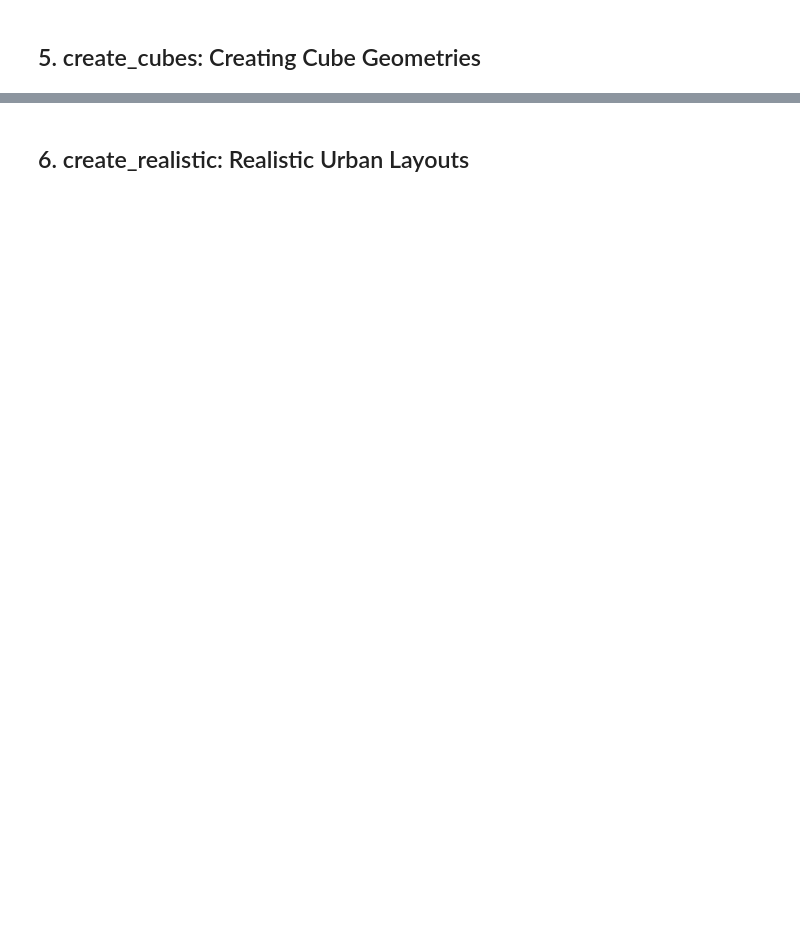
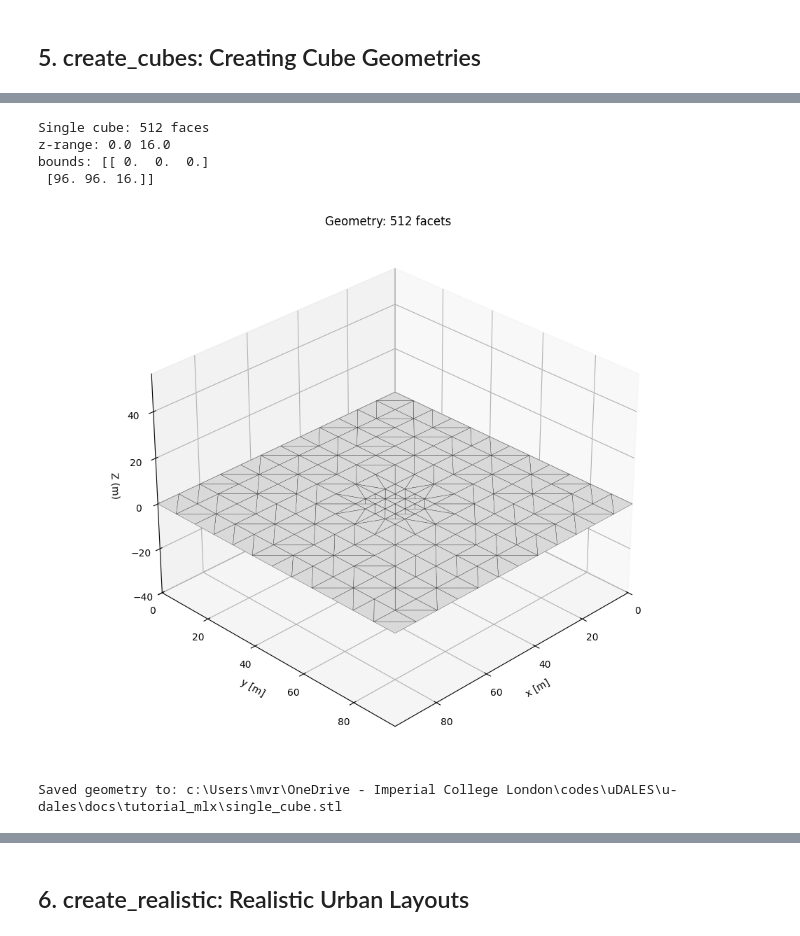
Before and after one commit to uDALES/u-dales, a Jupyter notebook: docs/tutorial_mlx/geometry_tutorial.ipynb, the cells around one changed output, grey strips where cells are left out. Cells and saved outputs as stored; diff of their text form; code cells hidden in the pictures; blank space fills up the shorter version.

```diff
--- a/docs/tutorial_mlx/geometry_tutorial.ipynb
+++ b/docs/tutorial_mlx/geometry_tutorial.ipynb
@@ -114,17 +185,17 @@ help(create_cubes)
 # %%
 # Single cube
-geom_single = create_cubes(96, 96, 16, 16, 16, geom_option='S', edgelength=8)
+geom_single = create_cubes(96, 96, 16, 16, 16, 0, 0, geom_option='S', edgelength=8)
 print(f"Single cube: {geom_single.n_faces} faces")
+verts = geom_single.stl.vertices
+print("z-range:", verts[:,2].min(), verts[:,2].max())
+print("bounds:", geom_single.bounds)
+
+geom_single.show()
 geom_single.save('single_cube.stl')
-
-# Aligned array
-geom_aligned = create_cubes(96, 96, 16, 16, 16, Cx=8, Cy=8,
-                            geom_option='AC', edgelength=8)
-print(f"Aligned array: {geom_aligned.n_faces} faces")
-geom_aligned.save('aligned_cubes.stl')
-
-# Staggered array
-geom_staggered = create_cubes(96, 96, 16, 16, 16, Cx=8, Cy=8,
-                              geom_option='SC', edgelength=8)
-print(f"Staggered array: {geom_staggered.n_faces} faces")
-geom_staggered.save('staggered_cubes.stl')
+# %% [output]
+Single cube: 512 faces
+z-range: 0.0 16.0
+bounds: [[ 0.  0.  0.]
+ [96. 96. 16.]]
+[figure, added]
+Saved geometry to: c:\Users\mvr\OneDrive - Imperial College London\codes\uDALES\u-dales\docs\tutorial_mlx\single_cube.stl
```
Also changed, not shown: parts of 13 cells of this notebook, 3 other files.
